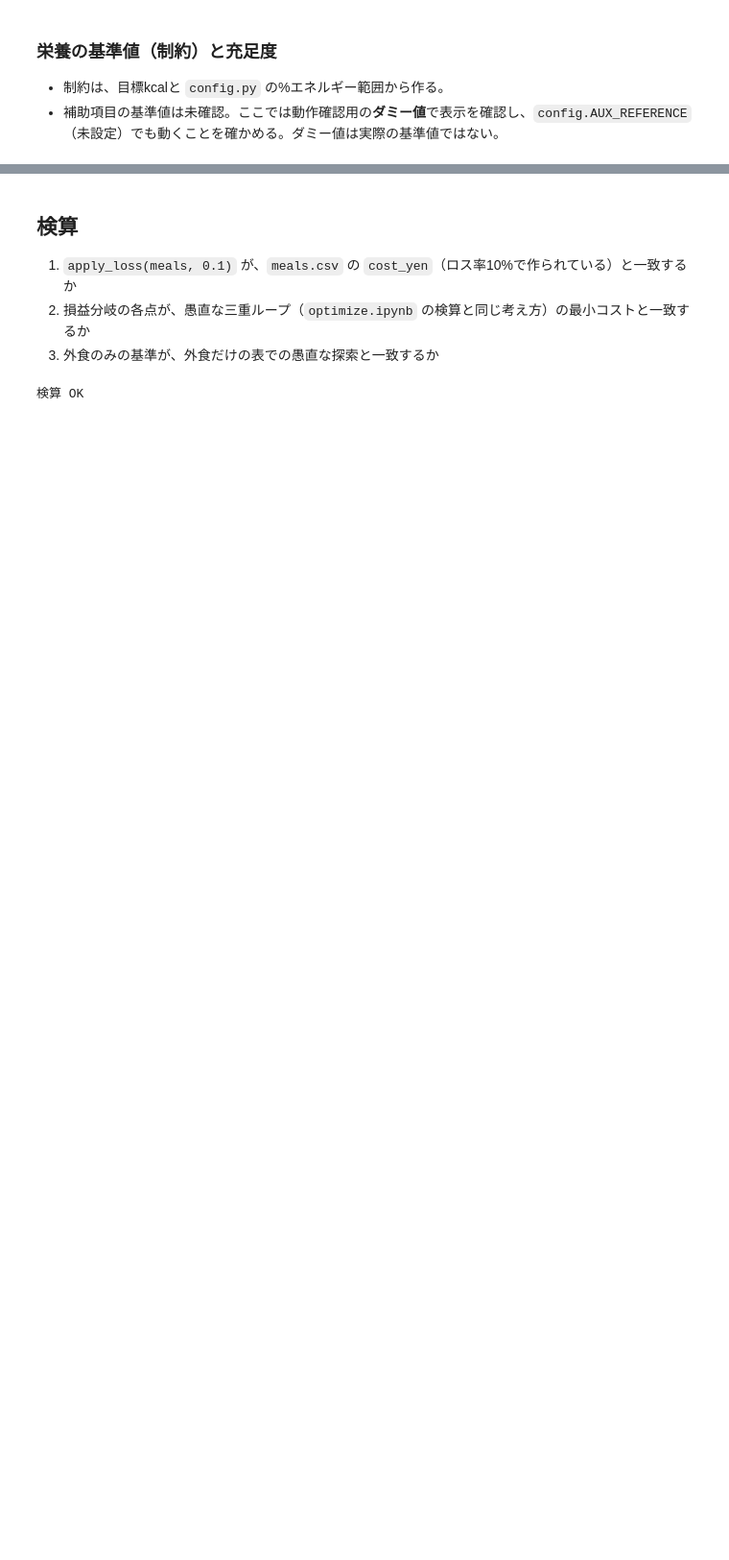
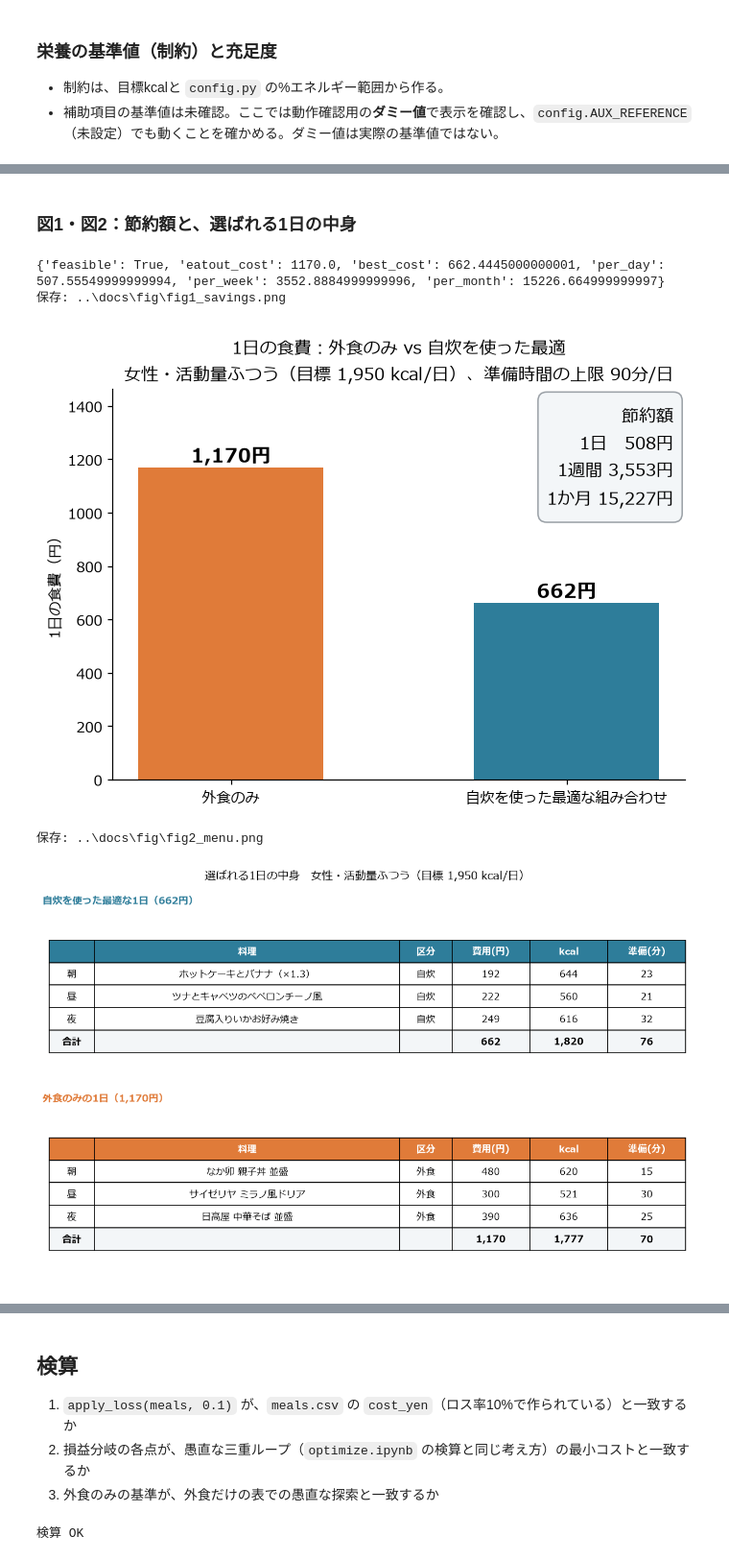
Before and after one commit to c0c2400768/G3_project, a Jupyter notebook: src/sensitivity.ipynb, the cells around one changed output, grey strips where cells are left out. Shown at 96% size. Saved outputs shown, nothing was run; the diff lists cells and outputs as text; code cells hidden in the pictures; blank space fills up the shorter version.

```diff
--- a/src/sensitivity.ipynb
+++ b/src/sensitivity.ipynb
@@ -665,0 +739,69 @@ print(nutrition_adequacy(res["totals"], target, config.AUX_REFERENCE).to_string(
+# %% [markdown]
+### 図1・図2：節約額と、選ばれる1日の中身
+# %%
+# ===== 発表用の図 ② 節約額と、選ばれる1日の中身 =====
+# 最適な1日（自炊を使える）と、外食のみの1日を求める
+P_BEST = optimize(P_SLOT, P_BUDGET, P_PREP, P_TARGET, config.AUX_NUTRIENTS)
+P_EAT = eatout_baseline(P_SLOT, P_BUDGET, P_TARGET, config.AUX_NUTRIENTS)
+# 両者の差（節約額）
+P_SV = savings(P_BEST, P_EAT)
+print(P_SV)
+
+if P_SV["feasible"]:
+    # --- 図1：1日のコストの比較 ---
+    fig, ax = plt.subplots(figsize=(7, 4.8))
+    costs = [P_SV["eatout_cost"], P_SV["best_cost"]]
+    bars = ax.bar(["外食のみ", "自炊を使った最適な組み合わせ"], costs, color=[C_EAT, C_COOK], width=0.55)
+    # 棒の上に金額を書く
+    for b, v in zip(bars, costs):
+        ax.text(b.get_x() + b.get_width() / 2, v + max(costs) * 0.015, f"{v:,.0f}円", ha="center", fontsize=13, fontweight="bold")
+    ax.set_ylim(0, max(costs) * 1.25)
+    ax.set_ylabel("1日の食費（円）")
+    # 節約額を右上に書く（1日・1週間・1か月）
+    ax.text(0.98, 0.97, f"節約額\n1日   {P_SV['per_day']:,.0f}円\n1週間 {P_SV['per_week']:,.0f}円\n1か月 {P_SV['per_month']:,.0f}円",
+            transform=ax.transAxes, ha="right", va="top", fontsize=12, linespacing=1.6,
+            bbox=dict(boxstyle="round,pad=0.5", fc="#F3F6F8", ec=C_GRAY))
+    ax.set_title(f"1日の食費：外食のみ vs 自炊を使った最適\n{P_LABEL}、準備時間の上限 {P_PREP}分/日", fontsize=12)
+    ax.spines[["top", "right"]].set_visible(False)
+    save_fig(fig, "fig1_savings.png")
+    plt.show()
+
+    # --- 図2：選ばれる1日の中身（2つの表を並べる） ---
+    def day_table(ax, result, title, color):
+        """選ばれた3食の表を ax に描く（枠・料理名・区分・費用・kcal・準備時間・合計）。"""
+        sel = result["selected"].reset_index(drop=True)
+        cell_text = [[SLOT_JA.get(r["slot"], r["slot"]), r["name"], r["type"], f"{r['cost_yen']:,.0f}",
+                      f"{r['kcal']:,.0f}", f"{r['prep_min']:,.0f}"] for _, r in sel.iterrows()]
+        # 合計の行
+        cell_text.append(["合計", "", "", f"{sel['cost_yen'].sum():,.0f}", f"{sel['kcal'].sum():,.0f}", f"{sel['prep_min'].sum():,.0f}"])
+        tb = ax.table(cellText=cell_text, colLabels=["", "料理", "区分", "費用(円)", "kcal", "準備(分)"],
+                      colWidths=[0.07, 0.47, 0.08, 0.12, 0.12, 0.12], cellLoc="center", loc="center")
+        tb.auto_set_font_size(False)
+        tb.set_fontsize(11)
+        tb.scale(1, 1.9)
+        # ヘッダーに色をつけ、合計の行を太字にする
+        for (r, c), cell in tb.get_celld().items():
+            if r == 0:
+                cell.set_facecolor(color)
+                cell.set_text_props(color="white", fontweight="bold")
+            elif r == len(cell_text):
+                cell.set_text_props(fontweight="bold")
+                cell.set_facecolor("#F3F6F8")
+        ax.set_title(title, fontsize=12, loc="left", color=color, fontweight="bold")
+        ax.axis("off")
+
+    fig, axes = plt.subplots(2, 1, figsize=(11, 7))
+    day_table(axes[0], P_BEST, f"自炊を使った最適な1日（{P_SV['best_cost']:,.0f}円）", C_COOK)
+    day_table(axes[1], P_EAT, f"外食のみの1日（{P_SV['eatout_cost']:,.0f}円）", C_EAT)
+    fig.suptitle(f"選ばれる1日の中身　{P_LABEL}", fontsize=13, y=0.99)
+    fig.tight_layout()
+    save_fig(fig, "fig2_menu.png")
+    plt.show()
+else:
+    print("どちらかが解なしのため、図1・図2は描けない（予算 P_BUDGET を上げるか、利用者を変える）")
+# %% [output]
+{'feasible': True, 'eatout_cost': 1170.0, 'best_cost': 662.4445000000001, 'per_day': 507.55549999999994, 'per_week': 3552.8884999999996, 'per_month': 15226.664999999997}
+保存: ..\docs\fig\fig1_savings.png
+[figure, added]
+保存: ..\docs\fig\fig2_menu.png
+[figure, added]
```
Also changed, not shown: parts of 17 cells of this notebook, 13 other files.
